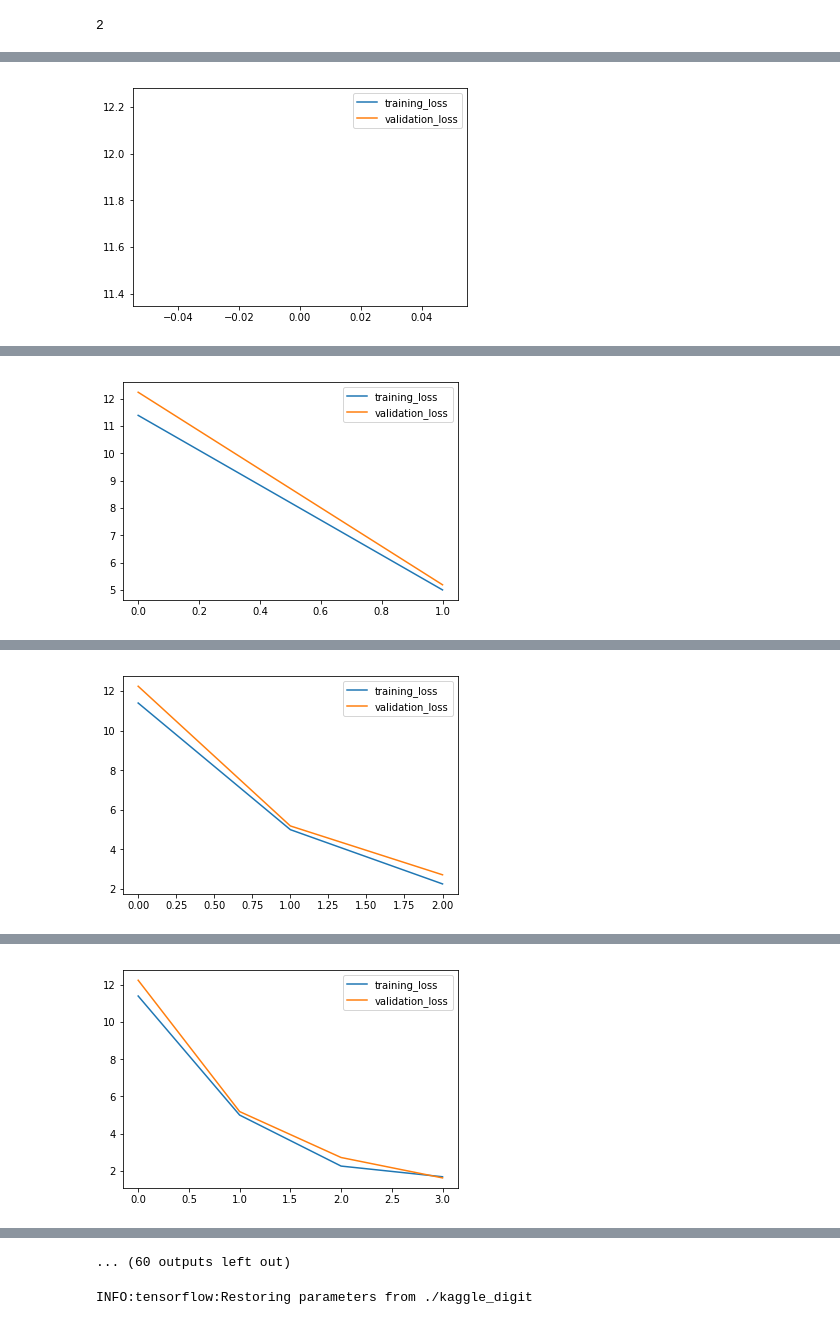
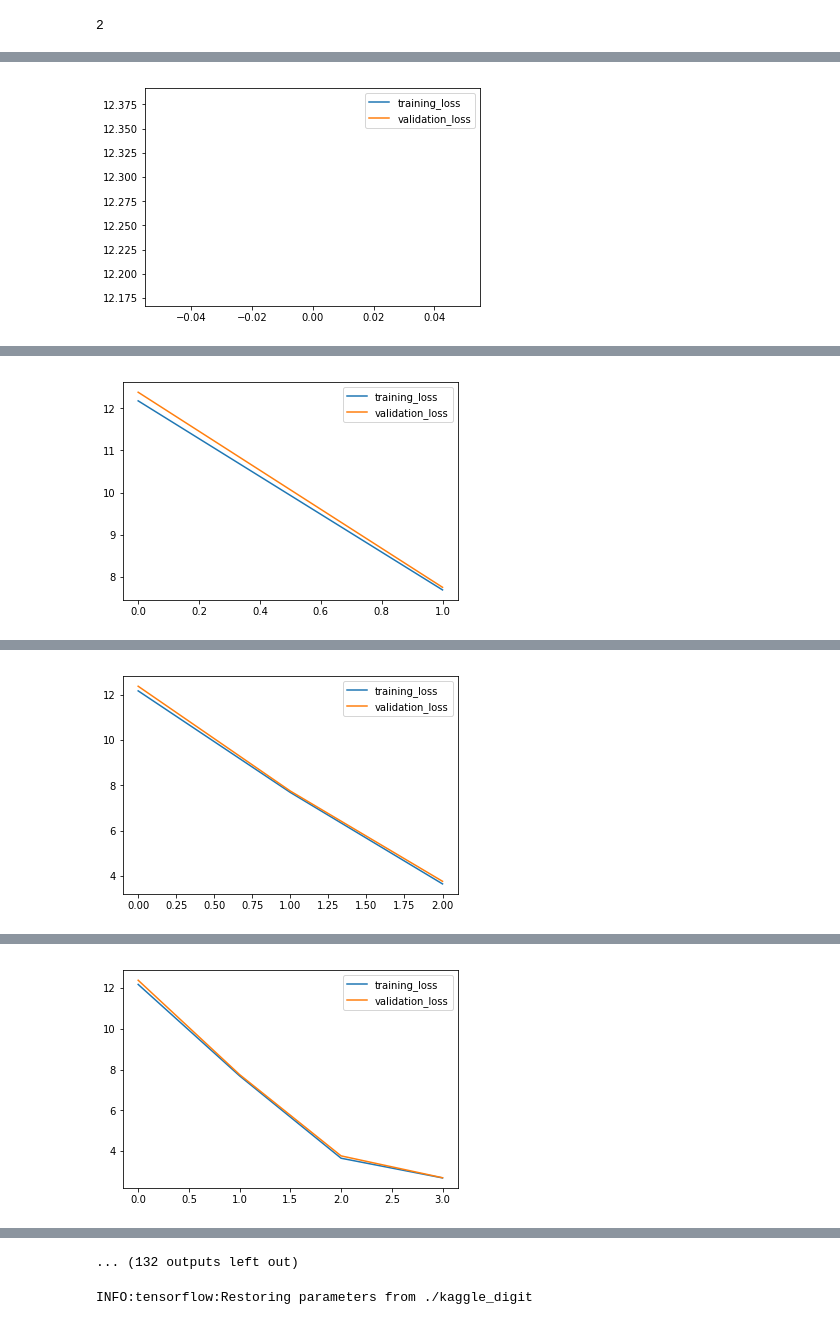
Before and after one commit to Carterhuang/kaggle_digit, a Jupyter notebook: kaggle_digit_recognizer.ipynb, the cells around one changed output, grey strips where cells are left out. Saved outputs shown, nothing was run; the diff lists cells and outputs as text; code cells hidden in the pictures.

```diff
--- a/kaggle_digit_recognizer.ipynb
+++ b/kaggle_digit_recognizer.ipynb
@@ -165,6 +168,7 @@ class BatchLoader:
 #                Part Two: (3) Create Model
 ##############################################################
 # %%
+
 def conv_net(image, dropout_prob):
     """
     :param image: input image tensor.
@@ -182,9 +186,10 @@ def conv_net(image, dropout_prob):
     conv_layer = conv2d(mp_layer, kernel_depth=32, output_dim=64, k_size=3)
     mp_layer = max_pool(conv_layer, 2, 2)
 
+    conv_layer = conv2d(mp_layer, kernel_depth=32, output_dim=64, k_size=1)
+    mp_layer = max_pool(conv_layer, 1, 1)
+
     flat = flatten(mp_layer)
-
-    # def fully_connected_with_dropout(input_tensor, output_dim, dropout):
 
     fully_conn = fully_connected_with_dropout(flat, 96, dropout_prob)
     logits = output_layer(fully_conn, 10)
@@ -208,7 +213,7 @@ logits = tf.identity(logits, name='logits')
 
 # Loss & Optimizer
 loss = tf.reduce_mean(tf.nn.softmax_cross_entropy_with_logits(logits=logits, labels=label_tensor))
-optimizer = tf.train.AdamOptimizer(learning_rate=0.001).minimize(loss)
+optimizer = tf.train.AdamOptimizer(learning_rate=0.0005).minimize(loss)
 
 correct_pred = tf.equal(tf.argmax(logits, axis=1), tf.argmax(label_tensor, axis=1))
 accuracy = tf.reduce_mean(tf.cast(correct_pred, tf.float32), name='accuracy')
@@ -329,6 +339,6 @@ def run_model(epochs, images, labels, batch_size, dropout_prob):
         saver = tf.train.Saver()
         save_path = saver.save(session, save_model_path)
 # %%
-run_model(4, images, labels, 600, 0.3)
+run_model(8, images, labels, 600, 0.3)
 # %% [output]
 ===============epoch:  0 =================
@@ -339,2 +349,2 @@ Validation accuracy:  0.169762
-[figure, old version]
+[figure, new version]
 ===============epoch:  0 =================
@@ -345,2 +355,2 @@ Validation accuracy:  0.441429
-[figure, old version]
+[figure, new version]
 ===============epoch:  0 =================
@@ -351,2 +361,2 @@ Validation accuracy:  0.506429
-[figure, old version]
+[figure, new version]
 ===============epoch:  0 =================
@@ -357,2 +367,2 @@ Validation accuracy:  0.627619
-[figure, old version]
+[figure, new version]
 ===============epoch:  0 =================
@@ -370,4 +380,4 @@ Validation accuracy:  0.705714
-... (60 outputs left out)
+... (132 outputs left out)
 # %%
 ##############################################################
 #                Part Five: Testing
```
Also changed, not shown: parts of 3 cells of this notebook, 1 other file.
